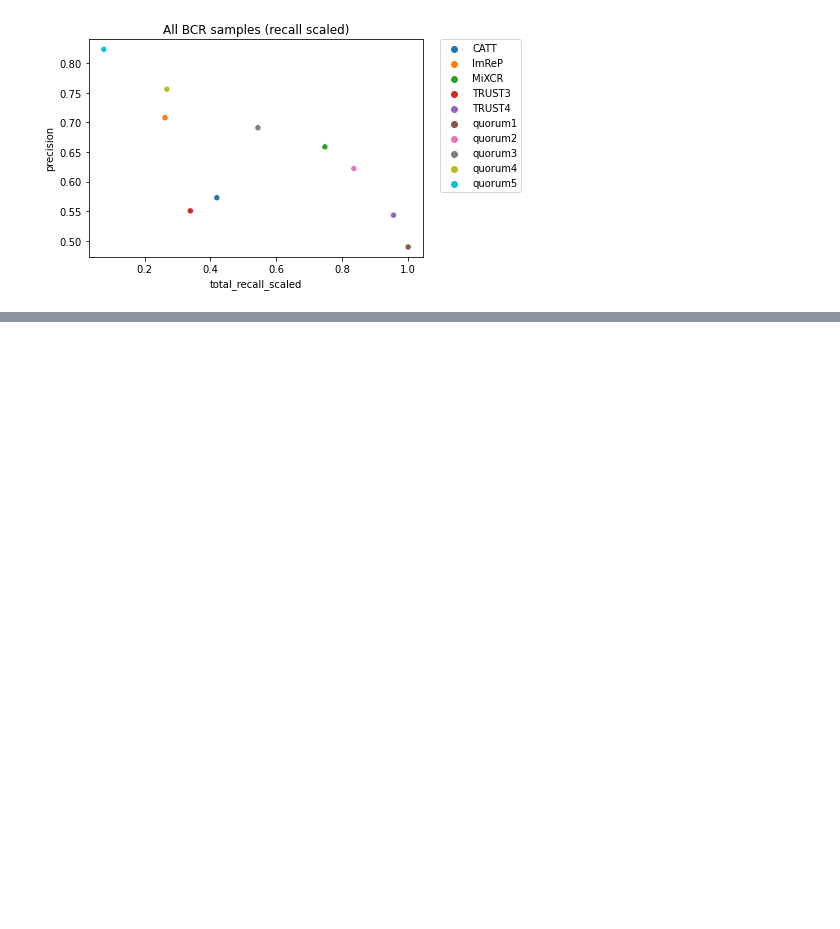
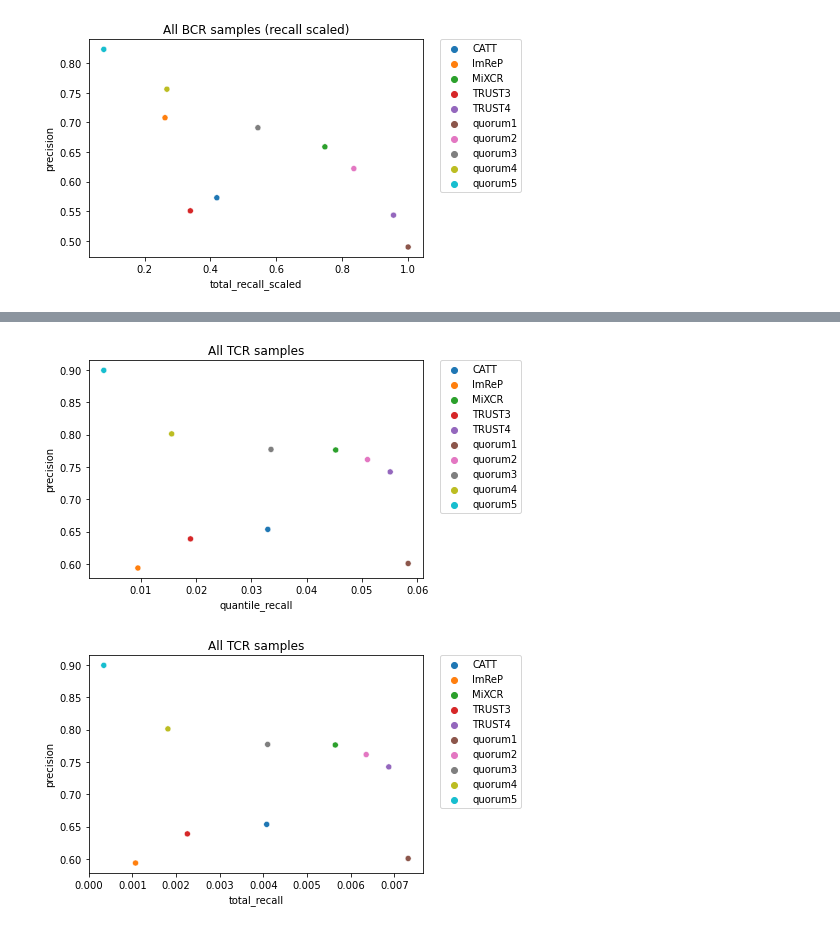
Before and after one commit to olopade-lab/COMIRI, a Jupyter notebook: benmarking_analysis_2022.ipynb, the cells around one changed output, grey strips where cells are left out. Drawn from its saved outputs; the diff is of its cells as text; code cells hidden in the pictures; blank space fills up the shorter version.

```diff
--- a/benmarking_analysis_2022.ipynb
+++ b/benmarking_analysis_2022.ipynb
@@ -366,0 +421,3 @@ plt.show()
+# %%
+for sample in samples:
+    dict_results[sample]["TCRseq"] = extract_TCRseq(sample.split("-")[0])
@@ -366,0 +524,15 @@ plt.show()
+# %%
+df_benchmarking_metrics_average = df_benchmarking_metrics.groupby(["method"])[["quantile_recall", "total_recall", "precision"]].mean()
+
+sns.scatterplot(x="quantile_recall", y='precision', data=df_benchmarking_metrics_average, hue='method')
+plt.legend(bbox_to_anchor=(1.05, 1), loc='upper left', borderaxespad=0)
+plt.title("All TCR samples")
+plt.show()
+
+sns.scatterplot(x="total_recall", y='precision', data=df_benchmarking_metrics_average, hue='method')
+plt.legend(bbox_to_anchor=(1.05, 1), loc='upper left', borderaxespad=0)
+plt.title("All TCR samples")
+plt.show()
+# %% [output]
+[figure, added]
+[figure, added]
```
Also changed, not shown: parts of 11 cells of this notebook.
